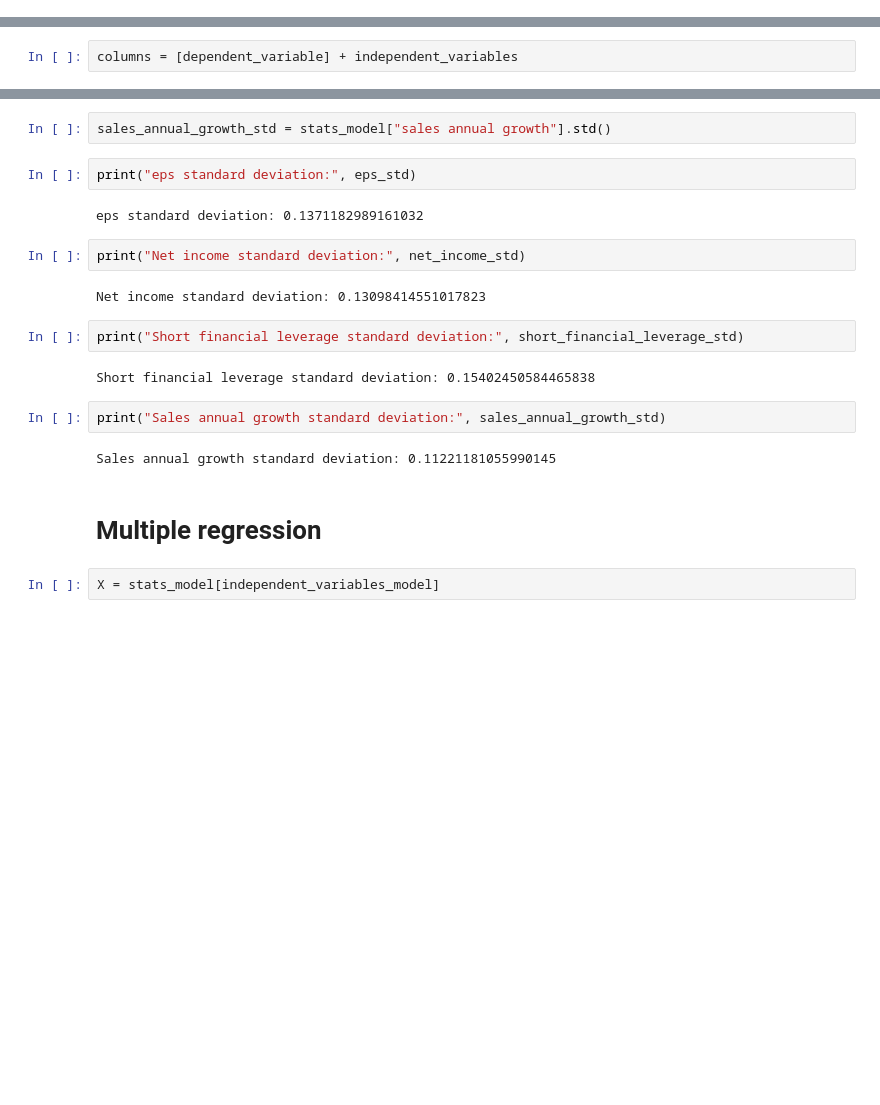
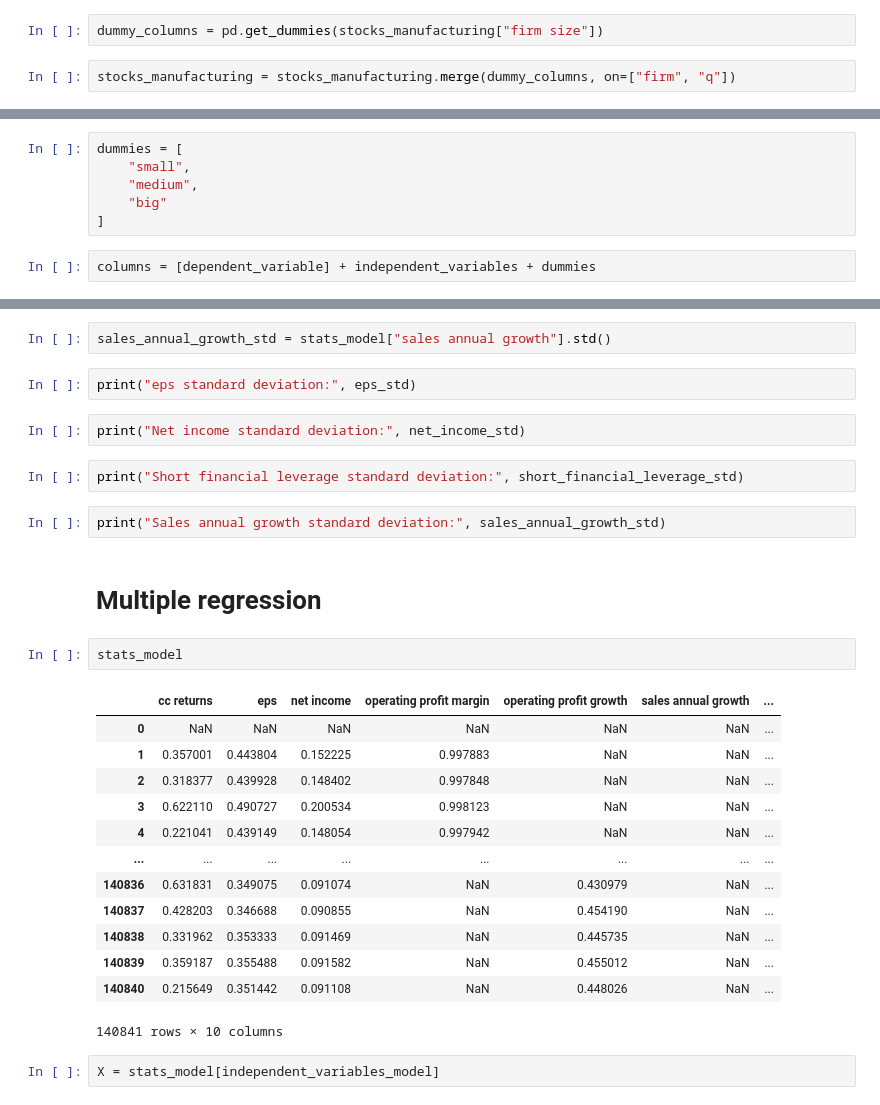
Before and after one commit to carlosahs/tc3006c-stats-module, a Jupyter notebook: stock_stats.ipynb, the cells around one changed output, grey strips where cells are left out. Cells and saved outputs as stored; diff of their text form; blank space fills up the shorter version.

Commit message:
Add dummy values

```diff
--- a/stock_stats.ipynb
+++ b/stock_stats.ipynb
@@ -363,3 +249,7 @@ Name: firm size, dtype: int64
+# %%
+dummy_columns = pd.get_dummies(stocks_manufacturing["firm size"])
+# %%
+stocks_manufacturing = stocks_manufacturing.merge(dummy_columns, on=["firm", "q"])
 # %%
 dependent_variable = "cc returns"
 # %%
@@ -374,8 +264,14 @@ independent_variables = [
     "long financial leverage",
     "book-to-market ratio"
 ]
+# %%
+dummies = [
+    "small",
+    "medium",
+    "big"
+]
 # %%
-columns = [dependent_variable] + independent_variables
+columns = [dependent_variable] + independent_variables + dummies
 # %%
 stats_model = stocks_manufacturing[columns]
 # %% [markdown]
@@ -471,22 +345,30 @@ short_financial_leverage_std = stats_model["short financial leverage"].std()
 sales_annual_growth_std = stats_model["sales annual growth"].std()
 # %%
 print("eps standard deviation:", eps_std)
-# %% [output]
-eps standard deviation: 0.1371182989161032
 # %%
 print("Net income standard deviation:", net_income_std)
-# %% [output]
-Net income standard deviation: 0.13098414551017823
 # %%
 print("Short financial leverage standard deviation:", short_financial_leverage_std)
-# %% [output]
-Short financial leverage standard deviation: 0.15402450584465838
 # %%
 print("Sales annual growth standard deviation:", sales_annual_growth_std)
-# %% [output]
-Sales annual growth standard deviation: 0.11221181055990145
 # %% [markdown]
 # Multiple regression
+# %%
+stats_model
+# %% [output]
+|  | cc returns | eps | net income | operating profit margin | operating profit growth | sales annual growth | ... |
+| 0 | NaN | NaN | NaN | NaN | NaN | NaN | ... |
+| 1 | 0.357001 | 0.443804 | 0.152225 | 0.997883 | NaN | NaN | ... |
+| 2 | 0.318377 | 0.439928 | 0.148402 | 0.997848 | NaN | NaN | ... |
+| 3 | 0.622110 | 0.490727 | 0.200534 | 0.998123 | NaN | NaN | ... |
+| 4 | 0.221041 | 0.439149 | 0.148054 | 0.997942 | NaN | NaN | ... |
+| ... | ... | ... | ... | ... | ... | ... | ... |
+| 140836 | 0.631831 | 0.349075 | 0.091074 | NaN | 0.430979 | NaN | ... |
+| 140837 | 0.428203 | 0.346688 | 0.090855 | NaN | 0.454190 | NaN | ... |
+| 140838 | 0.331962 | 0.353333 | 0.091469 | NaN | 0.445735 | NaN | ... |
+| 140839 | 0.359187 | 0.355488 | 0.091582 | NaN | 0.455012 | NaN | ... |
+| 140840 | 0.215649 | 0.351442 | 0.091108 | NaN | 0.448026 | NaN | ... |
+140841 rows × 10 columns
 # %%
 X = stats_model[independent_variables_model]
 # %%
```
Also changed, not shown: parts of 26 cells of this notebook.
